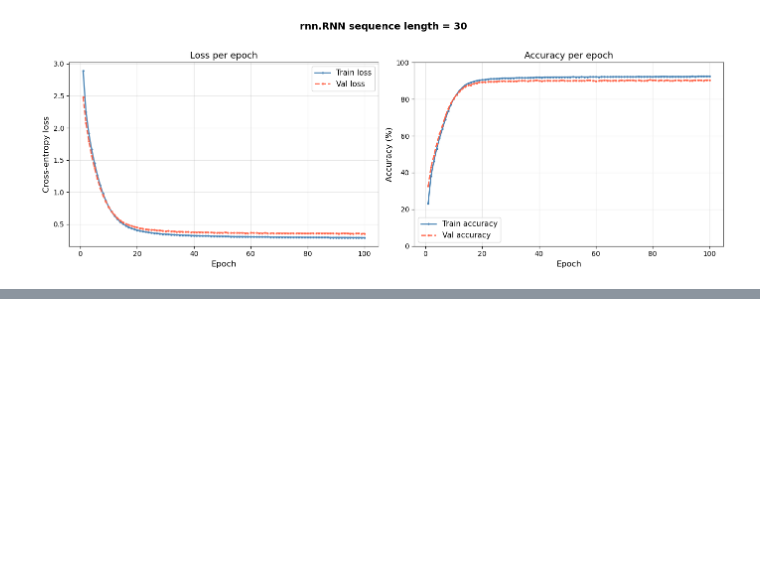
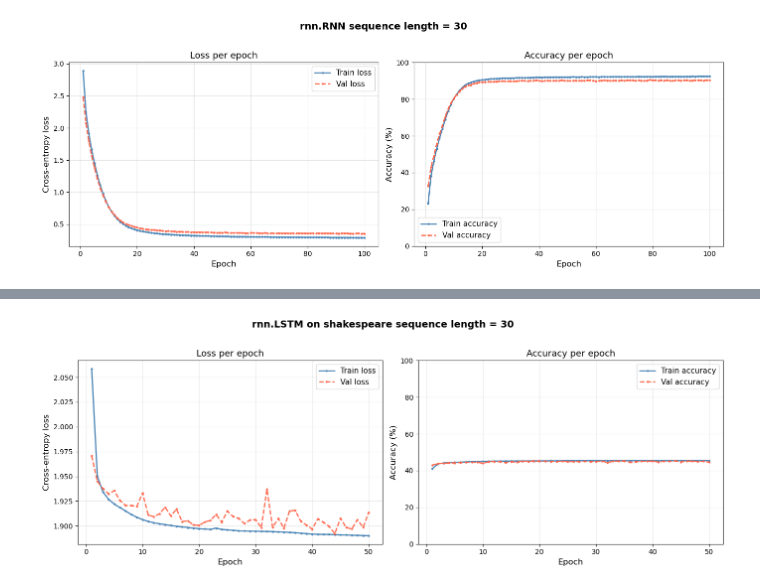
Before and after one commit to runo313/Deep-Learning, a Jupyter notebook: RNNs/RNN.ipynb, the cells around one changed output, grey strips where cells are left out. Saved outputs shown, nothing was run; the diff lists cells and outputs as text; code cells hidden in the pictures; blank space fills up the shorter version.

```diff
--- a/RNNs/RNN.ipynb
+++ b/RNNs/RNN.ipynb
@@ -90,11 +133,12 @@ class CharRNN(nn.Module):
         return logits
 
     def fit(self,X_train,y_train,X_test,y_test):
+        start_time=time.time()
         optimizer = optim.Adam(self.parameters(),lr=self.eta, weight_decay=0.001)
         criterion= nn.CrossEntropyLoss()
         train_loader=self.iter_mini_batch(X_train,y_train)
         for epoch in range(self.n_iter):
-            start_time=time.time()
+            epoch_start=time.time()
             self.train()
             running_loss=0.0
             correct=0
@@ -112,7 +156,7 @@ class CharRNN(nn.Module):
                 preds = y_hat.argmax(dim=-1)
                 correct += (preds == target).sum().item()
                 total += target.numel()
-            epoch_time =time.time()-start_time
+            epoch_time =time.time()-epoch_start
             epoch_loss = running_loss / len(train_loader)
             epoch_acc  = 100.0 * correct / total
 
@@ -334,0 +672,5 @@ plot_curves(rnn_model30, title='rnn.RNN sequence length = 30')
+# %%
+X_train, X_test, y_train, y_test = create_input_output_seq(shakespeare_encoded_text, 30)
+lstm_model_2b= LSTM(eta=0.001,n_iter=50,batch_size=128,random_state=42,embed_size=32,vocab_size=65,hidden_size=128)
+print(lstm_model_2b)
+lstm_model_2b.fit(X_train, y_train, X_test, y_test)
@@ -334,0 +784,4 @@ plot_curves(rnn_model30, title='rnn.RNN sequence length = 30')
+# %%
+plot_curves(lstm_model_2b, title='rnn.LSTM on shakespeare sequence length = 30')
+# %% [output]
+[figure, added]
```
Also changed, not shown: parts of 19 cells of this notebook.
